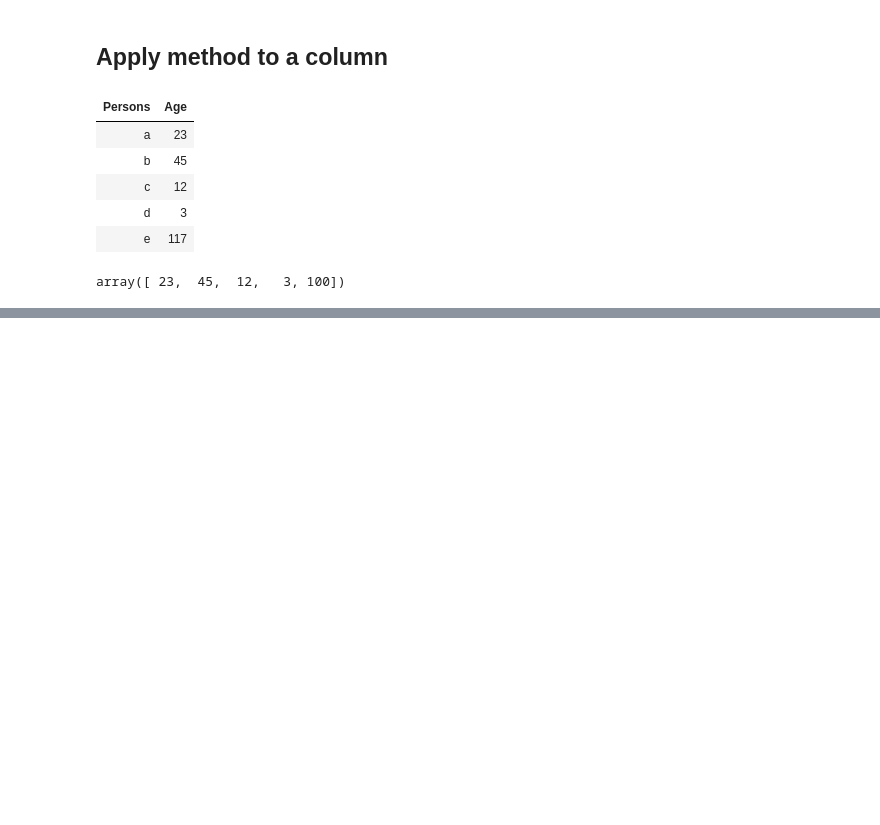
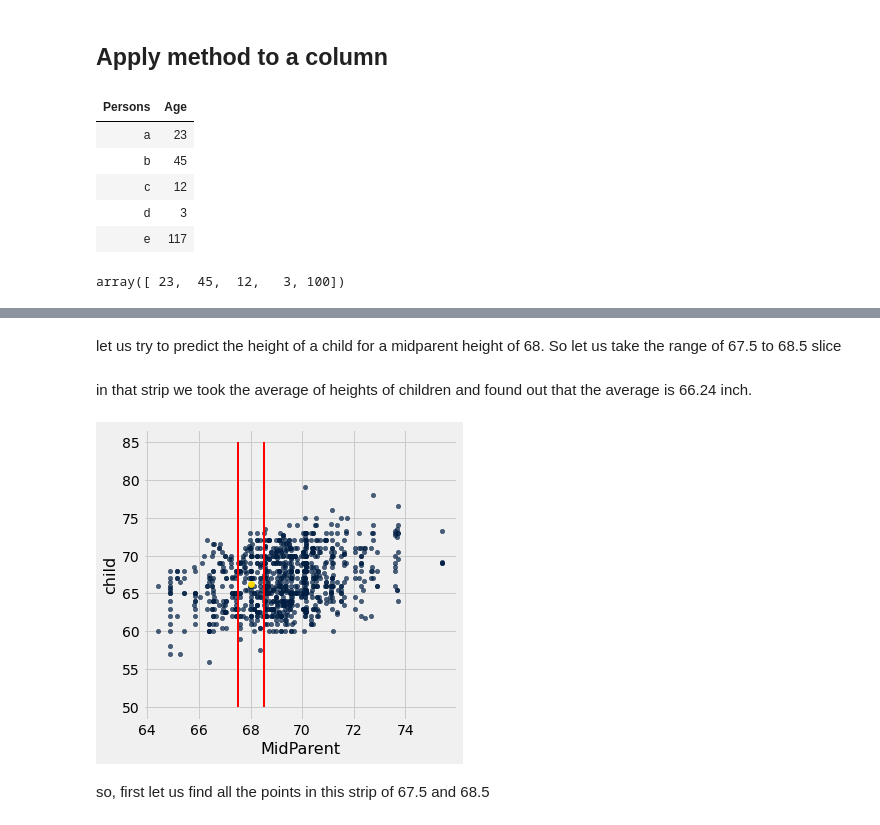
Before and after one commit to abdulbaqi/ms_python, a Jupyter notebook: datascience.ipynb, the cells around one changed output, grey strips where cells are left out. Saved outputs shown, nothing was run; the diff lists cells and outputs as text; code cells hidden in the pictures; blank space fills up the shorter version.

```diff
--- a/datascience.ipynb
+++ b/datascience.ipynb
@@ -764,0 +818,13 @@ array([ 23,  45,  12,   3, 100])
+# %% [markdown]
+let us try to predict the height of a child for a midparent height of 68. So let us take the range of 67.5 to 68.5 slice
+# %% [markdown]
+in that strip we took the average of heights of children and found out that the average is 66.24 inch.
+# %%
+heights.scatter('MidParent')
+_ = plots.plot([67.5, 67.5], [50, 85], color='red', lw=2)
+_ = plots.plot([68.5, 68.5], [50, 85], color='red', lw=2)
+_ = plots.scatter(68, 66.24, color='gold', s=40)
+# %% [output]
+[figure, added]
+# %% [markdown]
+so, first let us find all the points in this strip of 67.5 and 68.5
```
Also changed, not shown: parts of 13 cells of this notebook.
